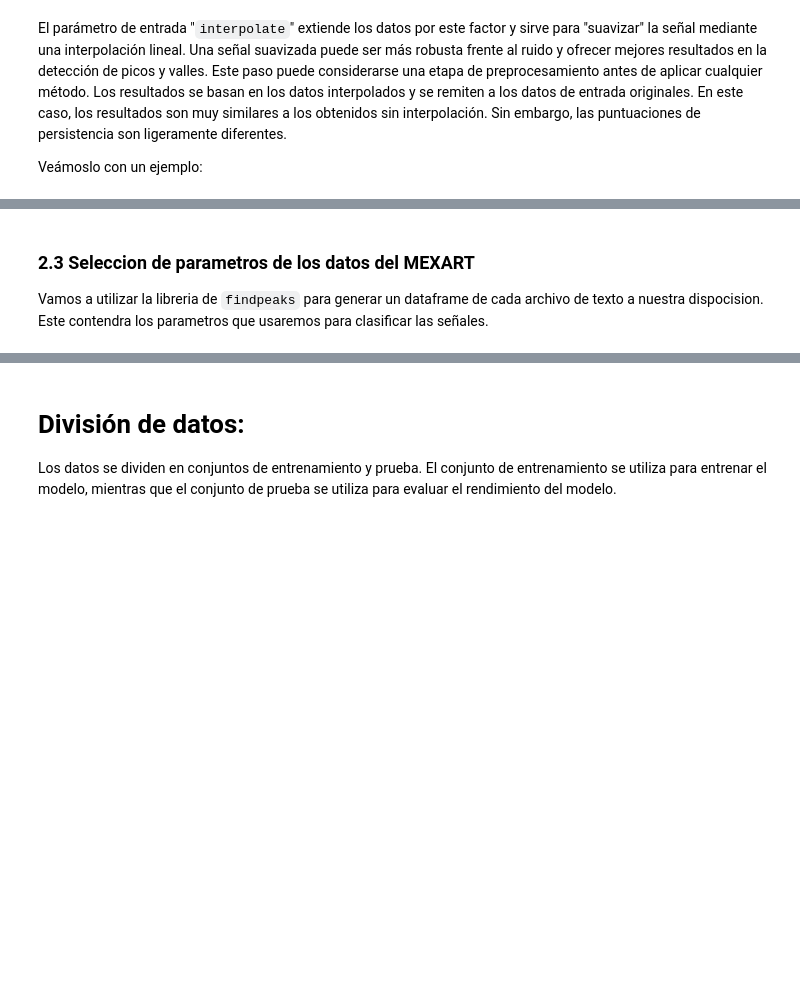
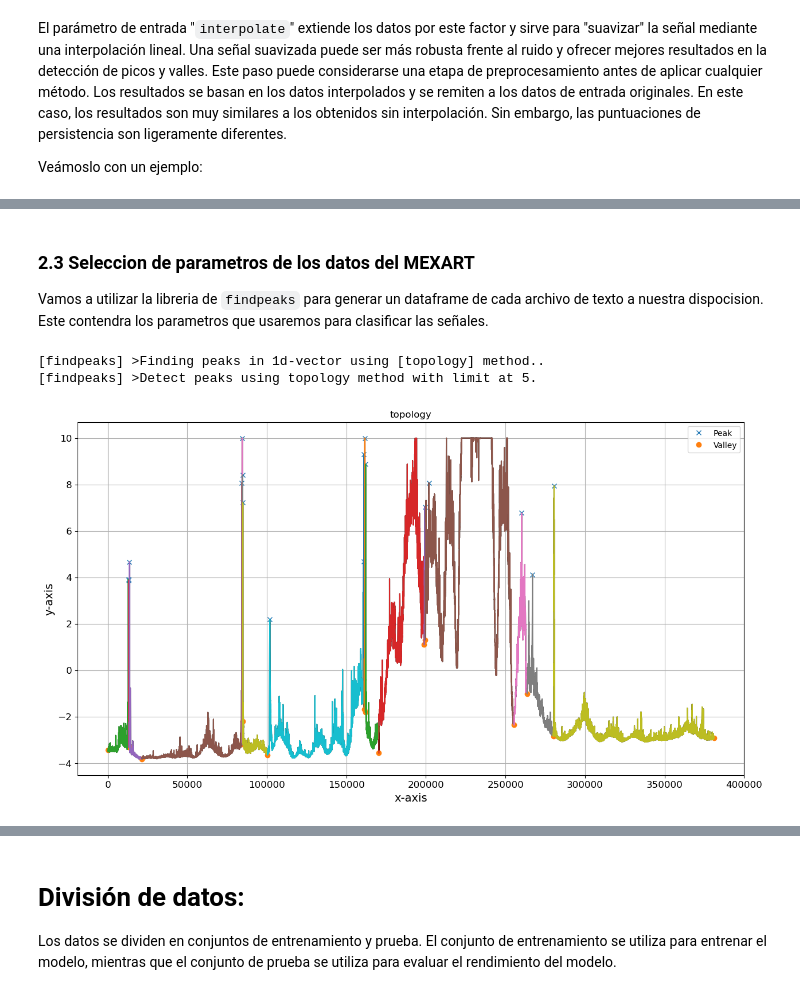
Before and after one commit to 2dholo/maph, a Jupyter notebook: Mexart-Peak-Detector.ipynb, the cells around one changed output, grey strips where cells are left out. Cells and saved outputs as stored; diff of their text form; code cells hidden in the pictures; blank space fills up the shorter version.

```diff
--- a/Mexart-Peak-Detector.ipynb
+++ b/Mexart-Peak-Detector.ipynb
@@ -234,33 +298,37 @@ results['persistence']
-# %% [markdown]
-### 2.3 Seleccion de parametros de los datos del MEXART
-
-Vamos a utilizar la libreria de `findpeaks` para generar un dataframe de cada archivo de texto a nuestra dispocision. Este contendra los parametros que usaremos para clasificar las señales.
+# %% [markdown]
+### 2.3 Seleccion de parametros de los datos del MEXART
+
+Vamos a utilizar la libreria de `findpeaks` para generar un dataframe de cada archivo de texto a nuestra dispocision. Este contendra los parametros que usaremos para clasificar las señales.
 # %%
 # Import library
 from findpeaks import findpeaks
 from math import floor
 
 import time
 
 start_time = time.time()
 
 # Initialize
 fp = findpeaks(method='topology', limit=5)
 
 # Example 1d-vector
-cenit = 18.5
+cenit = 18.6
 w = 1
 i = cenit-w
 f = cenit+w
 [X, t] = ReadTxtFiles(file)
 
 # Fit topology method on the 1d-vector
 results = fp.fit(X[floor(len(X)*i/24):floor(len(X)*f/24)])
 
 # Plot
 fp.plot()
 
 
 end_time = time.time()
 
 print("Elapsed time:", end_time - start_time, "seconds")
+# %% [output]
+[findpeaks] >Finding peaks in 1d-vector using [topology] method..
+[findpeaks] >Detect peaks using topology method with limit at 5.
+[figure, added]
```
Also changed, not shown: parts of 13 cells of this notebook.
